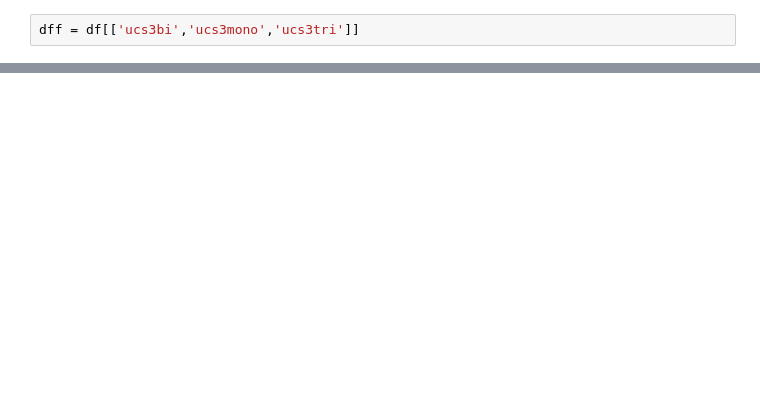
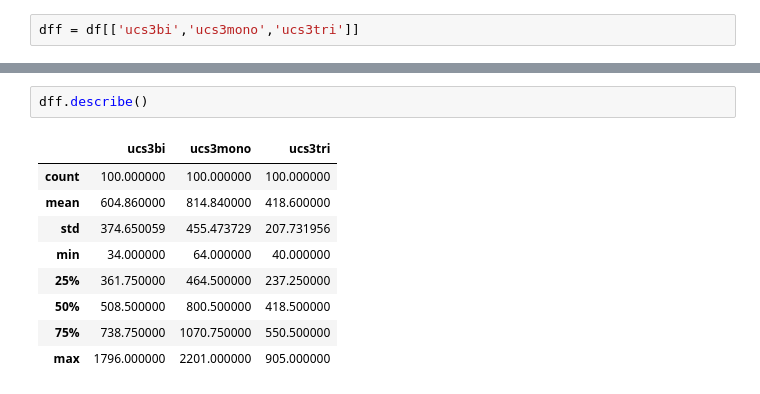
Before and after one commit to HoodPanther/CS6601, a Jupyter notebook: HW/HW1/Search.ipynb, the cells around one changed output, grey strips where cells are left out. Saved outputs shown, nothing was run; the diff lists cells and outputs as text; blank space fills up the shorter version.

```diff
--- a/HW/HW1/Search.ipynb
+++ b/HW/HW1/Search.ipynb
@@ -659,0 +782,12 @@ df['perimeter'].plot(); plt.legend(loc='best')
+# %%
+dff.describe()
+# %% [output]
+|  | ucs3bi | ucs3mono | ucs3tri |
+| count | 100.000000 | 100.000000 | 100.000000 |
+| mean | 604.860000 | 814.840000 | 418.600000 |
+| std | 374.650059 | 455.473729 | 207.731956 |
+| min | 34.000000 | 64.000000 | 40.000000 |
+| 25% | 361.750000 | 464.500000 | 237.250000 |
+| 50% | 508.500000 | 800.500000 | 418.500000 |
+| 75% | 738.750000 | 1070.750000 | 550.500000 |
+| max | 1796.000000 | 2201.000000 | 905.000000 |
```
Also changed, not shown: parts of 9 cells of this notebook, 1 other file.
